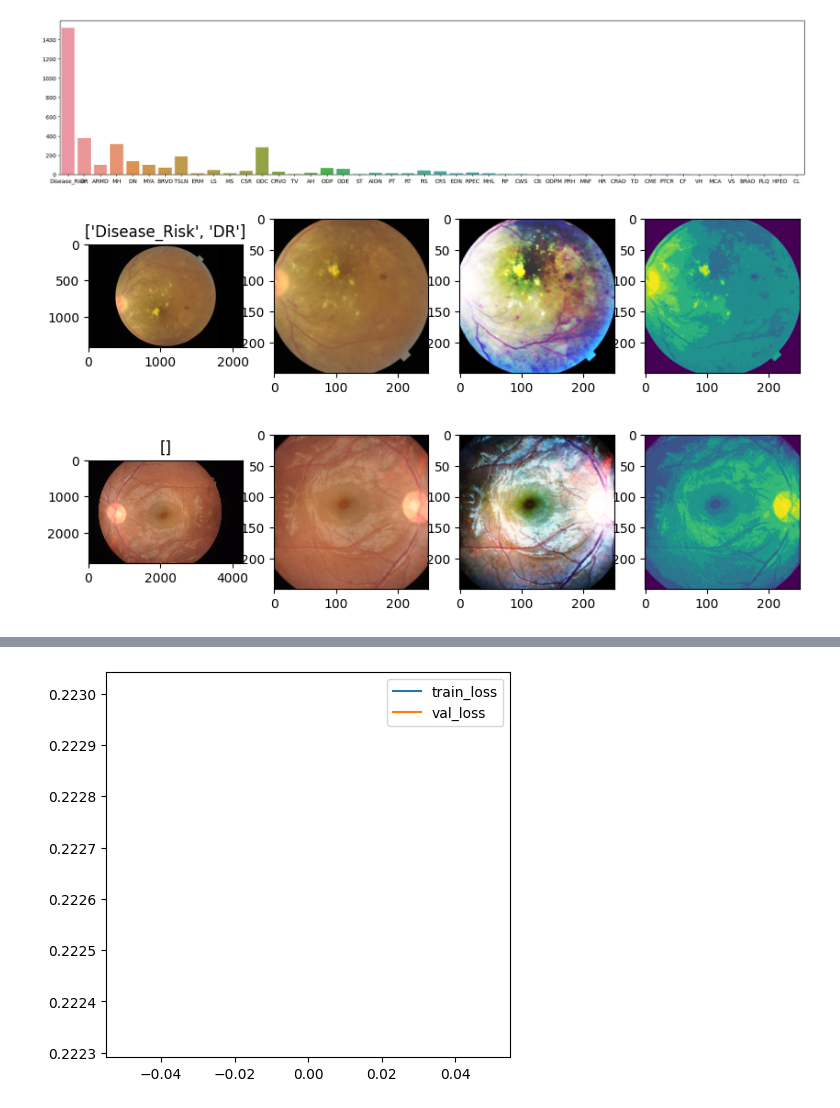
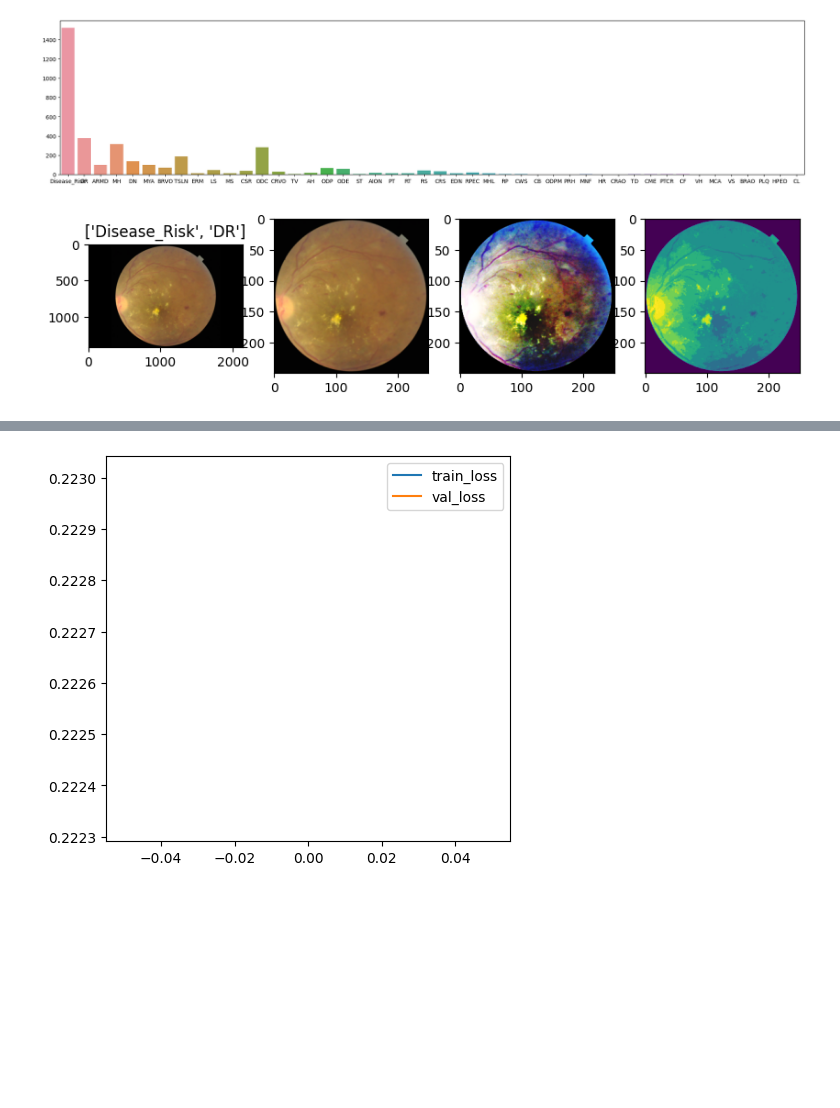
Before and after one commit to Blyzi/DataCamp, a Jupyter notebook: models/MultiLabelClassifierPytorch.ipynb, the cells around one changed output, grey strips where cells are left out. Saved outputs shown, nothing was run; the diff lists cells and outputs as text; code cells hidden in the pictures; blank space fills up the shorter version.

```diff
--- a/models/MultiLabelClassifierPytorch.ipynb
+++ b/models/MultiLabelClassifierPytorch.ipynb
@@ -124,8 +135,17 @@ MEAN = [0.59394743, 0.33779393, 0.15540815]
 STD = [0.16763987, 0.13925351, 0.12256385]
 
 
+def resize_image(image):
+    if image.size == (4288, 2848):
+        image = transforms.Resize(IMAGE_SIZE)(image)
+        return image.crop((50, 0, 50 + IMAGE_SIZE, IMAGE_SIZE))
+
+    return transforms.Compose([transforms.Resize(IMAGE_SIZE), transforms.CenterCrop(IMAGE_SIZE)])(image)
+
+
 def normalize_image(image):
-    transform_list = [transforms.PILToTensor()]
+    return resize_image(image)
+    transform_list = [transforms.PILToTensor(), transforms.ToDtype(torch.float32)]
     match image.size:
         case (4288, 2848):
             transform_list.append(transforms.Normalize(MEAN_4288_2848, STD_4288_2848))
@@ -136,14 +156,7 @@ def normalize_image(image):
         case _:
             transform_list.append(transforms.Normalize(MEAN, STD))
 
-    return transforms.Compose(transform_list)(image)
-
-def resize_image(image):
-    if image.size == (4288, 2848):
-        image = transforms.Resize(IMAGE_SIZE)(image)
-        image = image.crop((50, 0, 50 + IMAGE_SIZE, IMAGE_SIZE))
-
-    return transforms.Compose([transforms.Resize(IMAGE_SIZE), transforms.CenterCrop(IMAGE_SIZE)])(image)
+    return transforms.Compose(transform_list)(resized_image)
 
 
 def augment_image(image):
@@ -155,13 +168,10 @@ def augment_image(image):
 
 
 def transform_image(image):
-    image = resize_image(image)
-    image = augment_image(image)
-
-    image_eq = adjust_contrast(image, 1.2)
+    image_eq = adjust_contrast(image, 1.5)
     image_eq = adjust_sharpness(image_eq, 1.5)
     image_eq = equalize(image_eq)
-    image_eq = adjust_gamma(image_eq, 0.9)
+    image_eq = adjust_gamma(image_eq, 1.8)
 
     image_sharp = adjust_contrast(image, 1.5)
     image_sharp = adjust_sharpness(image_sharp, 1.5)
@@ -170,15 +180,14 @@ def transform_image(image):
 
     return [image, image_eq, image_sharp]
 
-train_dataset = MultiLabelDataset(train_df, transforms=transform_image, label_list=label_list, normalize=normalize_image)
+train_dataset = MultiLabelDataset(train_df, transforms=transform_image, label_list=label_list, normalize=normalize_image, augment_image=augment_image)
 val_dataset = MultiLabelDataset(val_df, transforms=transform_image, label_list=label_list, normalize=normalize_image)
 test_dataset = MultiLabelDataset(test_df, transforms=transform_image, label_list=label_list, normalize=normalize_image)
 # %%
-train_dataset.show_img(0)
-train_dataset.show_img(1600)
+train_dataset.show_img(0,normalize=True)
+# train_dataset.show_img(1600)
 # %% [output]
-[figure, old version]
+[figure, new version]
-[figure, removed]
 # %%
 print(train_dataset[0][0].shape)
 # %% [output]
```
Also changed, not shown: parts of 5 cells of this notebook, 2 other files.
